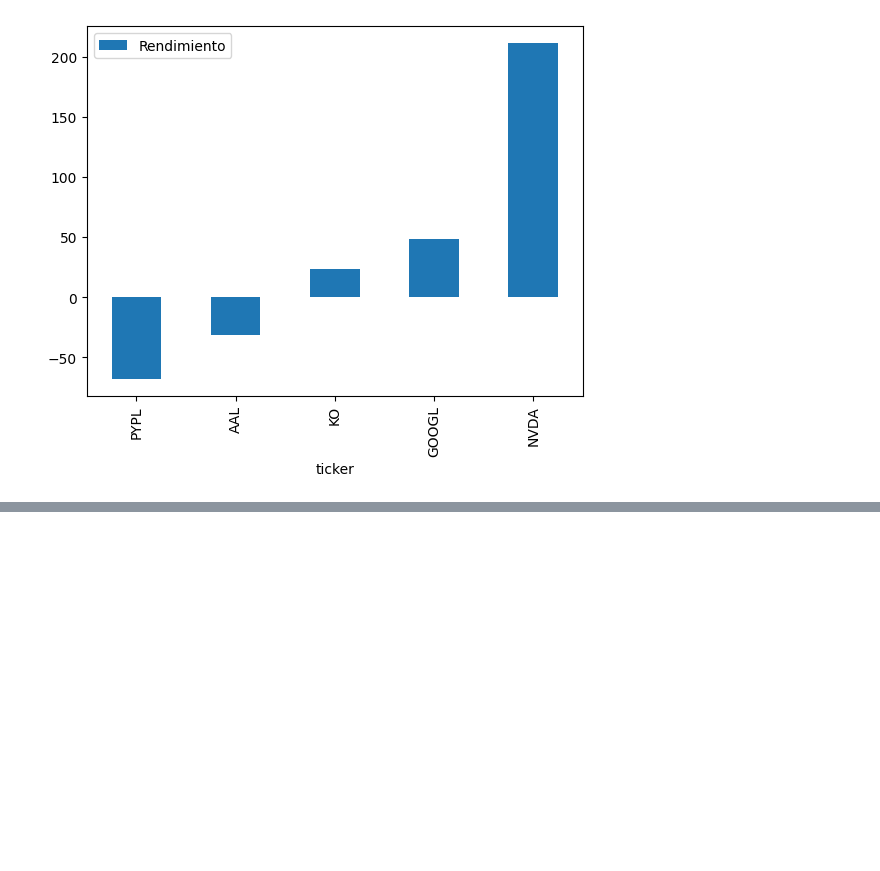
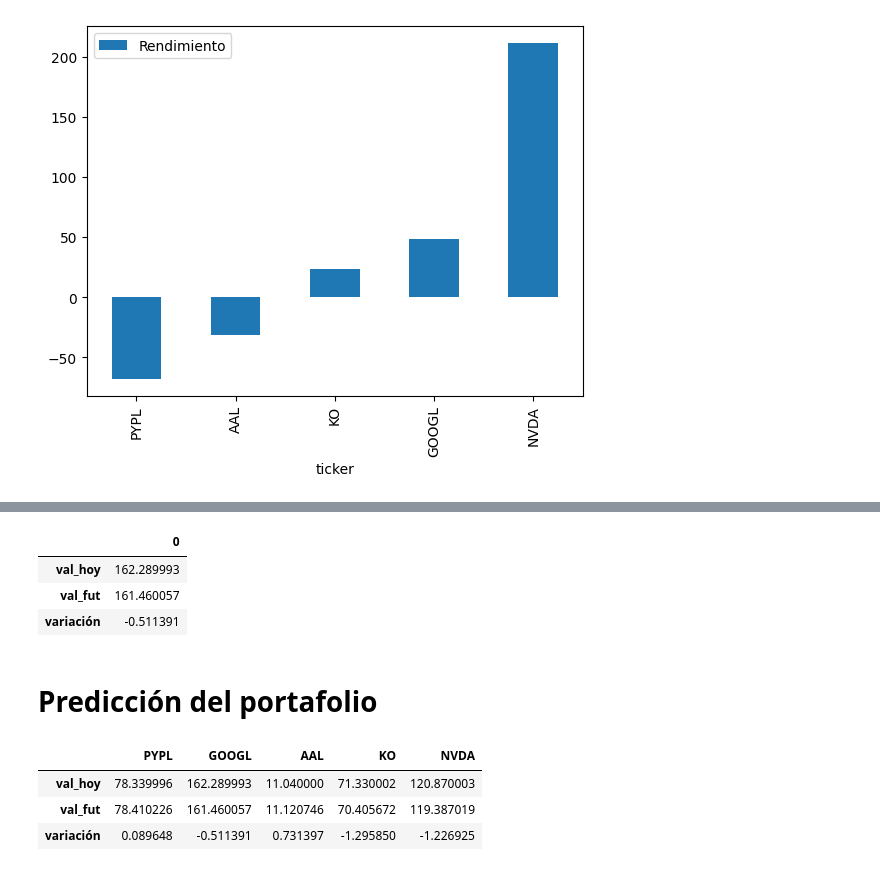
Before and after one commit to pabanib/CEFIM-Informes, a Jupyter notebook: Acciones.ipynb, the cells around one changed output, grey strips where cells are left out. Drawn from its saved outputs; the diff is of its cells as text; code cells hidden in the pictures; blank space fills up the shorter version.

```diff
--- a/Acciones.ipynb
+++ b/Acciones.ipynb
@@ -206,0 +331,24 @@ porta.posiciones.sort_values('Rendimiento').plot(kind = 'bar', y = 'Rendimiento'
+# %%
+pred.prediccion()
+# %% [output]
+|  | 0 |
+| val_hoy | 162.289993 |
+| val_fut | 161.460057 |
+| variación | -0.511391 |
+# %% [markdown]
+# Predicción del portafolio
+# %%
+valores = pd.DataFrame()
+for k in porta.acciones.keys():
+  pred = predice(k)
+  df = pred.entrenamiento()
+  val = pred.prediccion()
+  valores = pd.concat([valores, val], axis = 1)
+
+valores.columns = porta.acciones.keys()
+valores
+# %% [output]
+|  | PYPL | GOOGL | AAL | KO | NVDA |
+| val_hoy | 78.339996 | 162.289993 | 11.040000 | 71.330002 | 120.870003 |
+| val_fut | 78.410226 | 161.460057 | 11.120746 | 70.405672 | 119.387019 |
+| variación | 0.089648 | -0.511391 | 0.731397 | -1.295850 | -1.226925 |
```
Also changed, not shown: parts of 19 cells of this notebook.
